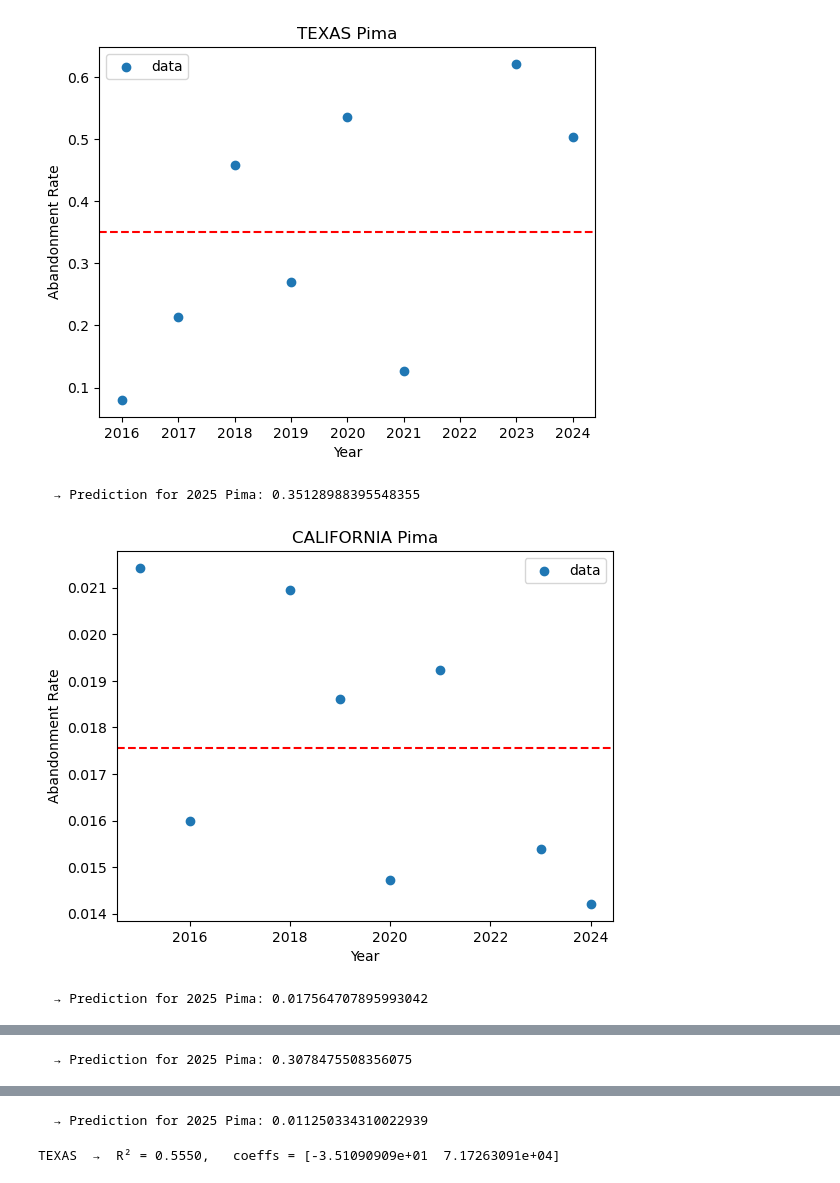
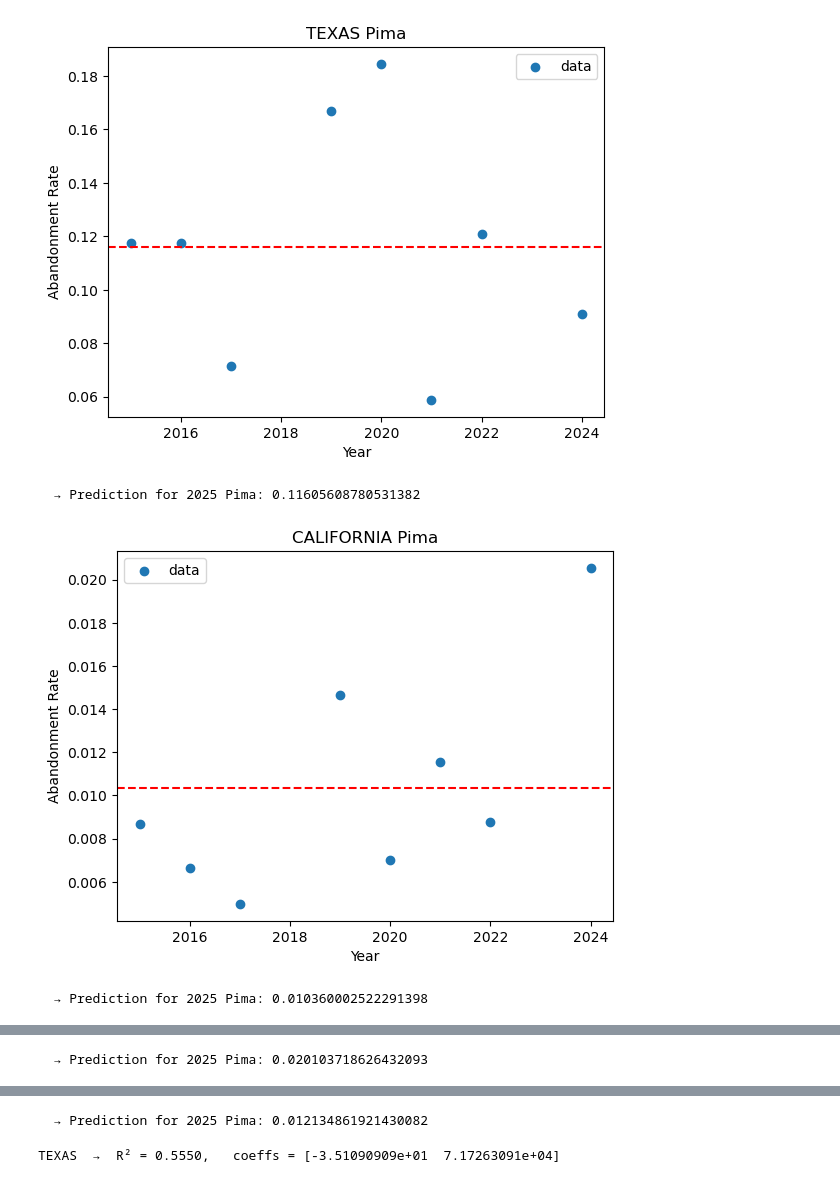
Before and after one commit to leolu12321/pjldc, a Jupyter notebook: pima.ipynb, the cells around one changed output, grey strips where cells are left out. Cells and saved outputs as stored; diff of their text form; code cells hidden in the pictures.

Commit message:
update v1.2 new plots

```diff
--- a/pima.ipynb
+++ b/pima.ipynb
@@ -28,40 +28,40 @@ Index(['Year', 'Period', 'Geo Level', 'State', 'COTTON, PIMA - ACRES PLANTED',
 listofabdrate = []
 for state in list_of_states:
     state_df = df[df['State'] == state].sort_values(by=['Year'],ascending=True)
-    y = state_df['abandonment pct UPLAND']
+    y = state_df['abandonment pct PIMA']
     x = state_df['Year']
 
     lower, upper = y.quantile([0.05, 0.95])
     mask      = y.between(lower, upper)
     y      =  y[mask]
     x = x[mask]
     y = y.values
     #plt.scatter(x, y)
     #plt.title(states)
     #plt.show()
     # Fit a linear model (degree=1)
 
 
     # Compute R²
     y_pred = y.mean()
 
 
     # Plot
     plt.figure()
     plt.scatter(x, y, label='data')
     plt.title(f"{state} Pima")
     plt.xlabel("Year")
     plt.ylabel("Abandonment Rate")
     plt.legend()
     plt.axhline(y_pred, color='r',linestyle='--')
     plt.show()
 
     # 2025 prediction
     pred_2025 = y_pred
     print(f"  → Prediction for 2025 Pima: {pred_2025}\n")
     listofabdrate.append({state:pred_2025})
 # %% [output]
-[figure, old version]
+[figure, new version]
-  → Prediction for 2025 Pima: 0.35128988395548355
+  → Prediction for 2025 Pima: 0.11605608780531382
-[figure, old version]
+[figure, new version]
-  → Prediction for 2025 Pima: 0.017564707895993042
+  → Prediction for 2025 Pima: 0.010360002522291398
@@ -69 +69 @@ for state in list_of_states:
-  → Prediction for 2025 Pima: 0.3078475508356075
+  → Prediction for 2025 Pima: 0.020103718626432093
@@ -71,4 +71,4 @@ for state in list_of_states:
-  → Prediction for 2025 Pima: 0.011250334310022939
+  → Prediction for 2025 Pima: 0.012134861921430082
 # %%
 import numpy as np
 import matplotlib.pyplot as plt
```
Also changed, not shown: parts of 3 cells of this notebook, 2 other files.
